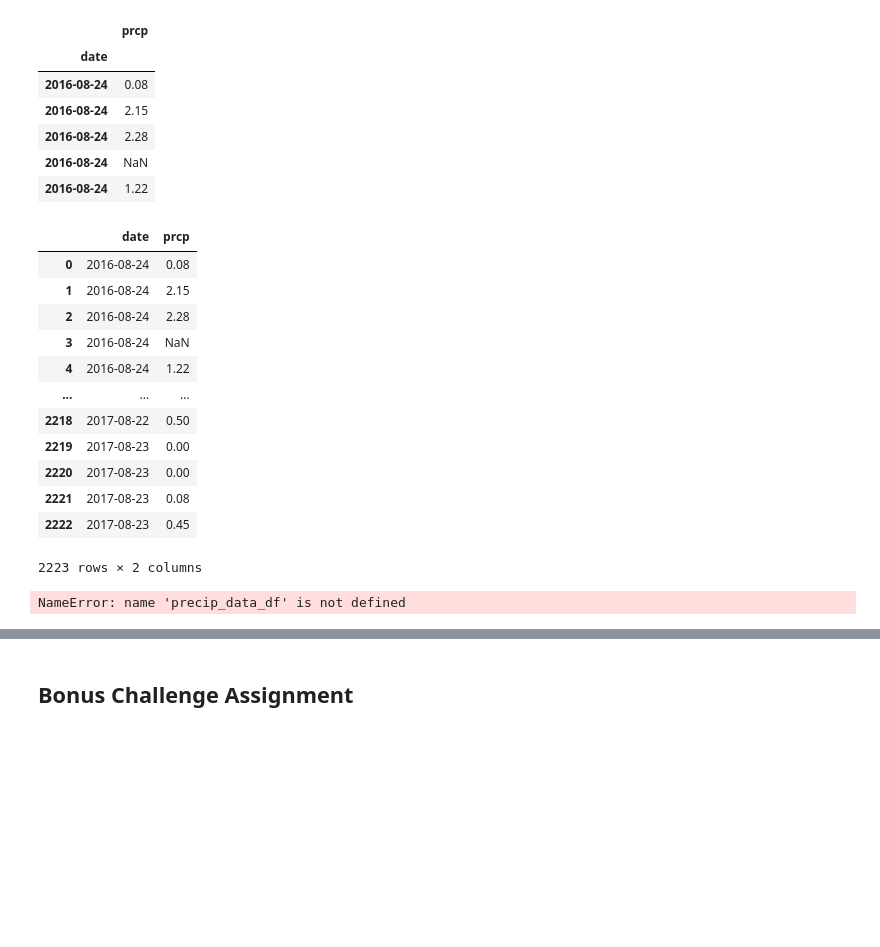
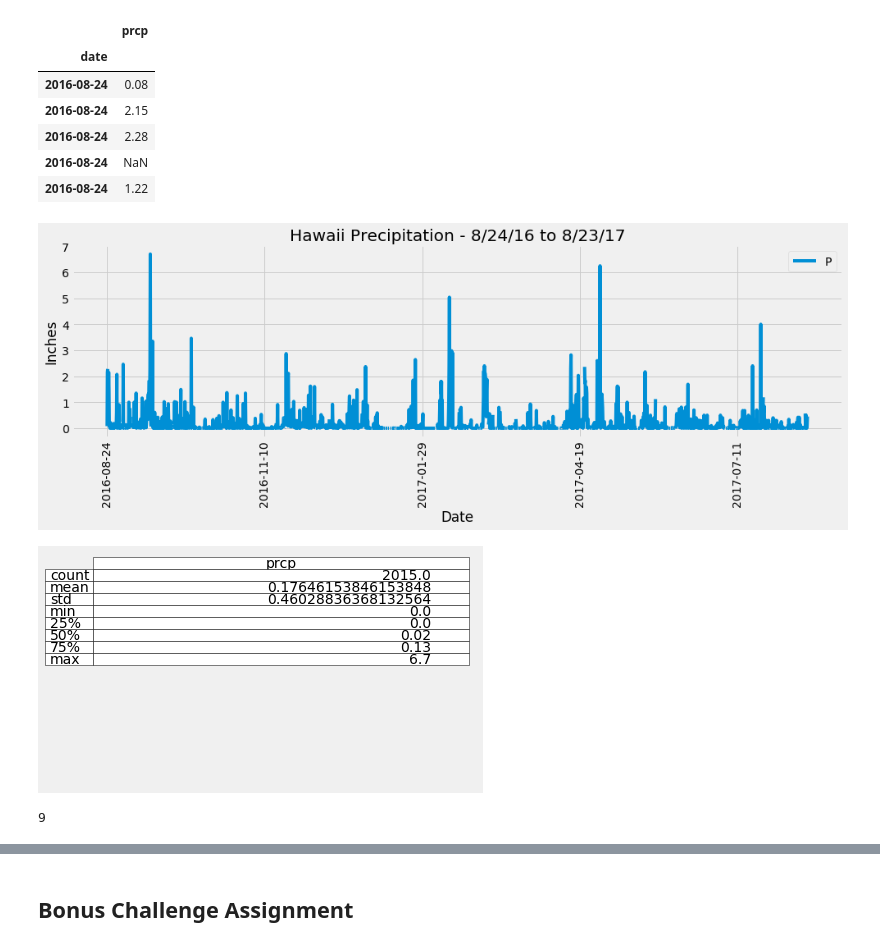
Before and after one commit to kristyski/sqlalchemy-challenge, a Jupyter notebook: climate_starter.ipynb, the cells around one changed output, grey strips where cells are left out. Cells and saved outputs as stored; diff of their text form; code cells hidden in the pictures; blank space fills up the shorter version.

```diff
--- a/climate_starter.ipynb
+++ b/climate_starter.ipynb
@@ -119,8 +120,8 @@ precip_data_df.head()
 | 4 | 2016-08-24 | 1.22 |
 # %%
 #need to change/recongize date as date?? date format for it to plot correctly? ??to change date format?? no that's not what this is doing
-precip_data_df["date"] = pd.to_datetime(precip_data_df["date"], format = "%Y-%m-%d")
-precip_data_df.head()
+# precip_data_df["date"] = pd.to_datetime(precip_data_df["date"], format = "%Y-%m-%d")
+# precip_data_df.head()
 # %% [output]
 |  | date | prcp |
 | 0 | 2016-08-24 | 0.08 |
@@ -131,7 +149,8 @@ precip_data_df.head()
 # %%
 #now set the index to the date column
 #https://www.geeksforgeeks.org/python-pandas-dataframe-set_index/
-precip_data_df.set_index('date').head()
+precip_df = precip_data_df.set_index('date')
+precip_df.head()
 # %% [output]
 |  | prcp |
 | date |  |
@@ -140,31 +159,16 @@ precip_data_df.set_index('date').head()
 | 2016-08-24 | 2.28 |
 | 2016-08-24 | NaN |
 | 2016-08-24 | 1.22 |
-# %%
-# Sort the dataframe by date; index column returns, fix this!
-precip_data_df.sort_index(axis=0)
-# %% [output]
-|  | date | prcp |
-| 0 | 2016-08-24 | 0.08 |
-| 1 | 2016-08-24 | 2.15 |
-| 2 | 2016-08-24 | 2.28 |
-| 3 | 2016-08-24 | NaN |
-| 4 | 2016-08-24 | 1.22 |
-| ... | ... | ... |
-| 2218 | 2017-08-22 | 0.50 |
-| 2219 | 2017-08-23 | 0.00 |
-| 2220 | 2017-08-23 | 0.00 |
-| 2221 | 2017-08-23 | 0.08 |
-| 2222 | 2017-08-23 | 0.45 |
-2223 rows × 2 columns
 # %%
 # Use Pandas Plotting with Matplotlib to plot the data
 
-ax = precip_data_df.plot(figsize=(6,3))
+ax = precip_df.plot(figsize=(15,4))
 ax.set_title("Hawaii Precipitation - 8/24/16 to 8/23/17")
-ax.set_xlabel('Date not quite date yet -fix this')
-ax.set_ylabel('Precipitation')
+ax.set_xlabel('Date')
+ax.set_ylabel('Inches')
+ax.legend("Precipitation", loc="upper right")
+plt.xticks(rotation=90)
 plt.savefig("precip.png")
 plt.show()
 # %% [output]
-NameError: name 'precip_data_df' is not defined
+[figure, added]
@@ -173,2 +175,27 @@ NameError: name 'precip_data_df' is not defined
+# %%
+# Use Pandas to calcualte the summary statistics for the precipitation data
+from pandas.plotting import table
+
+desc = precip_df.describe()
+
+#create a subplot without frame
+plot = plt.subplot(111, frame_on=False)
+
+#remove axis
+plot.xaxis.set_visible(False)
+plot.yaxis.set_visible(False)
+
+#create the table plot and position it in the upper left corner
+table(plot, desc,loc='upper right')
+
+#save the plot as a png file
+plt.savefig('precip_desc.png', bbox_inches='tight')
+plt.show()
+# %% [output]
+[figure, added]
 # %%
 # Design a query to show how many stations are available in this dataset?
+#https://wiki.workassis.com/sum-avg-count-max-group_by-distinct-sqlalchemy/
+session.query(Measurement.station).distinct().count()
+# %% [output]
+9
```
Also changed, not shown: parts of 6 cells of this notebook, 2 other files.
